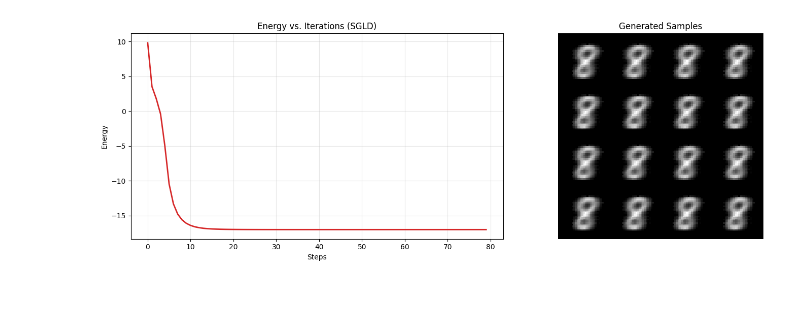
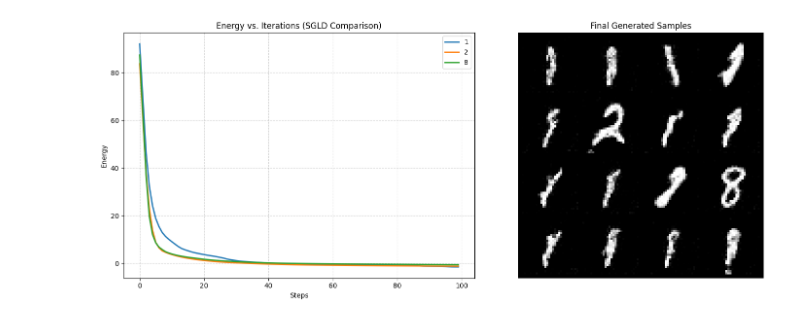
Before and after one commit to Stanford-AI-for-LEAN-Club/lean-ebm, a Jupyter notebook: test.ipynb, the cells around one changed output. Drawn from its saved outputs; the diff is of its cells as text; code cells hidden in the pictures; blank space fills up the shorter version.

Commit message:
Complete Conditioning

```diff
--- a/test.ipynb
+++ b/test.ipynb
@@ -8,6 +10,5 @@ import matplotlib.pyplot as plt
 # %%
 conf = omegaconf.OmegaConf.load("./config.yaml")
-model = EBTTrainer(CNN(conf), conf)
+model = ContrastiveLearning(CNN(conf), conf)
 with open("./checkpoints/energy_based_learning.pth", "rb") as f:
-    model.load_state_dict(torch.load(f, map_location="mps"))
-model.to("mps")
+    model.load_state_dict(torch.load(f, map_location="cuda"))
@@ -49,40 +15,67 @@ plt.show()
 # %%
-import torchvision
-def plot_results(samples, energy_history):
+
+import matplotlib.pyplot as plt
+
+def plot_results(samples, energy_histories):
     """
-    Displays the energy convergence and the final sampled images.
+    Displays the energy convergence for multiple runs and the final sampled images.
+
+    Args:
+        samples (Tensor): The final batch of images to display.
+        energy_histories (dict): A dictionary where keys are labels (strings)
+                                 and values are lists of energy values.
     """
-    fig, ax = plt.subplots(1, 2, figsize=(15, 5))
+    fig, ax = plt.subplots(1, 2, figsize=(15, 6))
 
-    # Plot Energy Curve
-    ax[0].plot(energy_history, color='tab:red', linewidth=2)
-    ax[0].set_title("Energy vs. Iterations (SGLD)")
+    # 1. Plot multiple Energy Curves
+    for label, history in energy_histories.items():
+        ax[0].plot(history, label=label, linewidth=2)
+
+    ax[0].set_title("Energy vs. Iterations (SGLD Comparison)")
     ax[0].set_xlabel("Steps")
     ax[0].set_ylabel("Energy")
-    ax[0].grid(True, alpha=0.3)
+    ax[0].grid(True, linestyle='--', alpha=0.6)
+    ax[0].legend() # Added legend to distinguish the lines
 
-    # Plot Image Grid
-    ax[1].set_title("Generated Samples")
+    # 2. Plot Image Grid
+    ax[1].set_title("Final Generated Samples")
     # Rescale from [-1, 1] to [0, 1] for visualization
     grid_img = torchvision.utils.make_grid(samples, nrow=4, normalize=True, padding=2)
+
+    # Move channels to the end for matplotlib (C, H, W -> H, W, C)
     img_np = grid_img.permute(1, 2, 0).cpu().numpy()
+
     ax[1].imshow(img_np)
     ax[1].axis('off')
 
     plt.tight_layout()
     plt.show()
 
 # Example Usage:
 # samples, energies = my_model.sample_with_energy_track(steps=60, step_size=10, noise_scale=0.005)
 # plot_results(samples, energies)
 
-samples, energies = model.sample_langevin(
-    num_samples=16,
-    steps=80,
-    step_size=10,
-    noise_scale=0.00,
-    record_energy=True
-)
-plot_results(samples, energies)
+total_samples = None
+total_energies = {}
+for i in range(10):
+    if i in [0,3,4,5,6,7,9]:
+        continue
+
+    samples, info = model.sample_langevin(
+        num_samples=16,
+        condition=torch.full((16,), i).to("cuda"),
+        stop_method=StopStep(max_steps=100),
+        step_size=10,
+        noise_scale=0.05,
+        gradient_method=GradientMethod.NONE,
+        ret_extra=True,
+        device="cuda"
+    )
+    total_energies[i] = info["energy_history"].mean(-1).cpu().numpy()
+    if total_samples is None:
+        total_samples = samples
+    else:
+        total_samples[i+3] = samples[i+3]
+plot_results(total_samples, total_energies)
 # %% [output]
-[figure, old version]
+[figure, new version]
```
Also changed, not shown: parts of 3 cells of this notebook, 11 other files.
